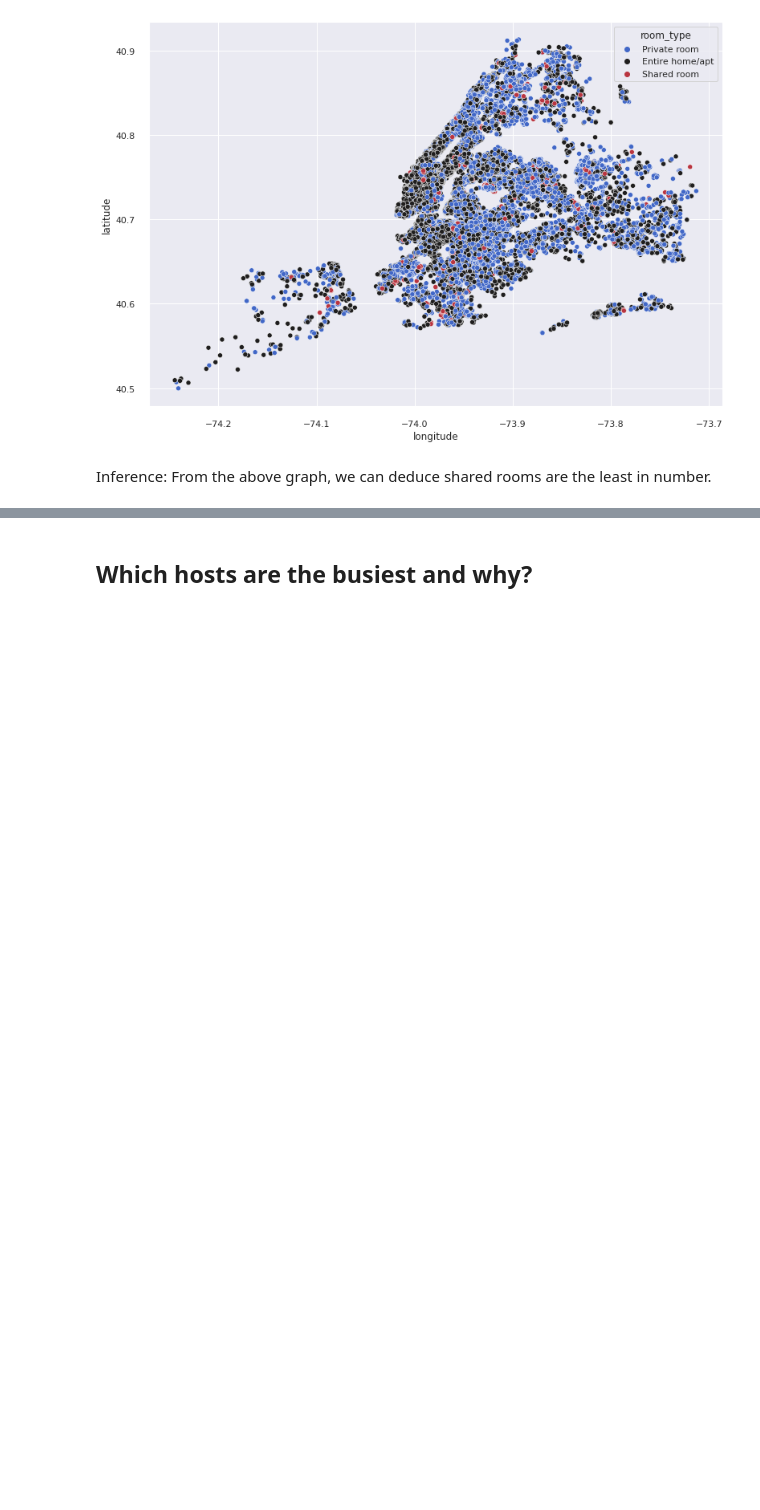
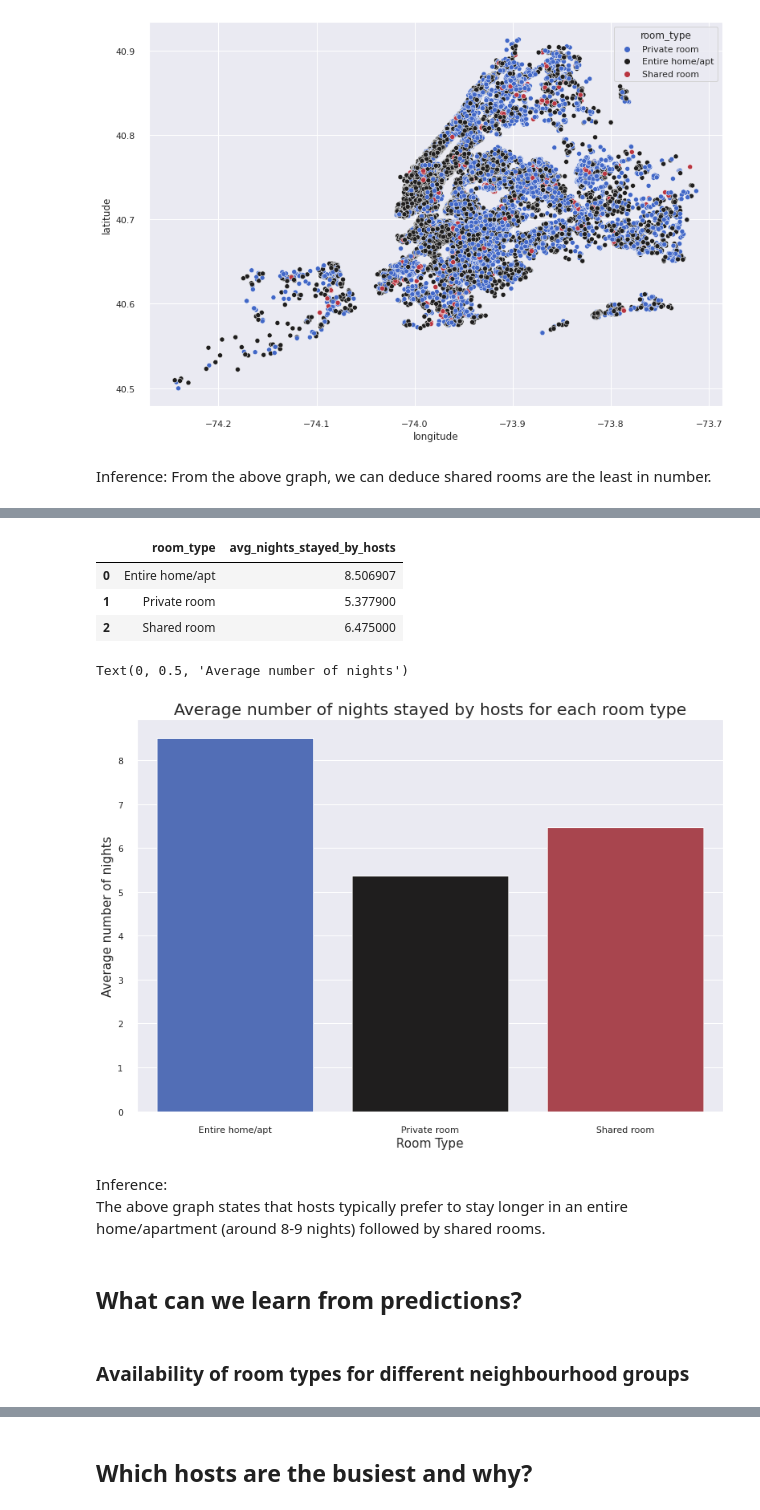
Before and after one commit to codeboy47/airbnb-booking-analysis, a Jupyter notebook: Akshit_Singh_Notebook.ipynb, the cells around one changed output, grey strips where cells are left out. Drawn from its saved outputs; the diff is of its cells as text; code cells hidden in the pictures; blank space fills up the shorter version.

```diff
--- a/Akshit_Singh_Notebook.ipynb
+++ b/Akshit_Singh_Notebook.ipynb
@@ -261,0 +217,30 @@ Inference: From the above graph, we can deduce shared rooms are the least in num
+# %%
+# grouping room_types according to the average minimum nights
+preferred_room_types = airbnb_df.groupby(['room_type'], as_index = False).agg({'minimum_nights': 'mean'}).rename(columns = {'minimum_nights' : 'avg_nights_stayed_by_hosts'})
+preferred_room_types
+# %% [output]
+|  | room_type | avg_nights_stayed_by_hosts |
+| 0 | Entire home/apt | 8.506907 |
+| 1 | Private room | 5.377900 |
+| 2 | Shared room | 6.475000 |
+# %%
+sns.barplot(
+    x = 'room_type',
+    y = 'avg_nights_stayed_by_hosts',
+    data = preferred_room_types,
+    palette = ('icefire')
+)
+plt.title('Average number of nights stayed by hosts for each room type', fontsize = 20)
+plt.xlabel('Room Type', fontsize = 15)
+plt.ylabel('Average number of nights', fontsize = 15)
+# %% [output]
+Text(0, 0.5, 'Average number of nights')
+[figure, added]
+# %% [markdown]
+Inference: <br>
+The above graph states that hosts typically prefer to stay longer in an entire home/apartment (around 8-9 nights) followed by shared rooms.
+<br>
+# %% [markdown]
+## What can we learn from predictions?
+# %% [markdown]
+### Availability of room types for different neighbourhood groups
```
Also changed, not shown: parts of 22 cells of this notebook.
